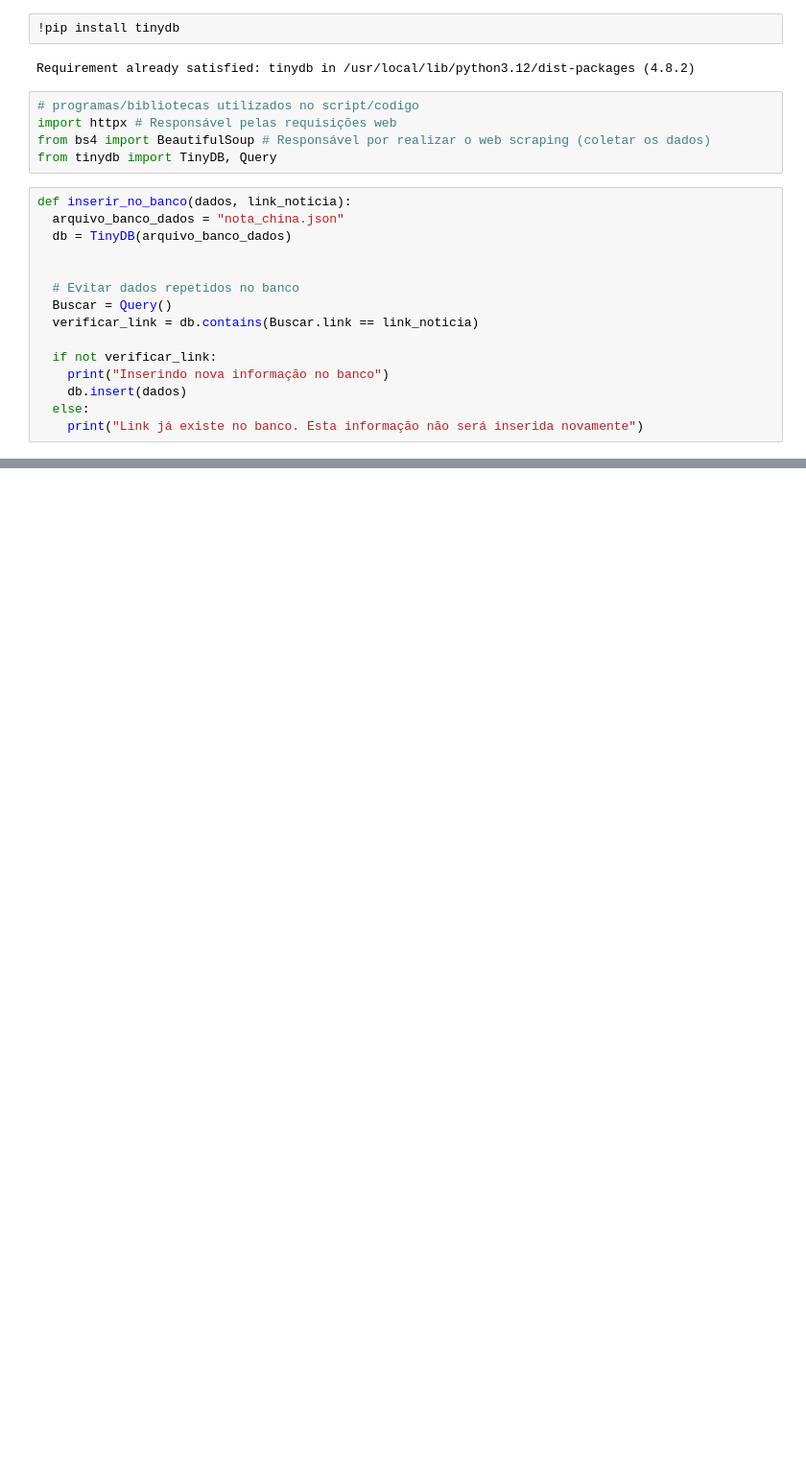
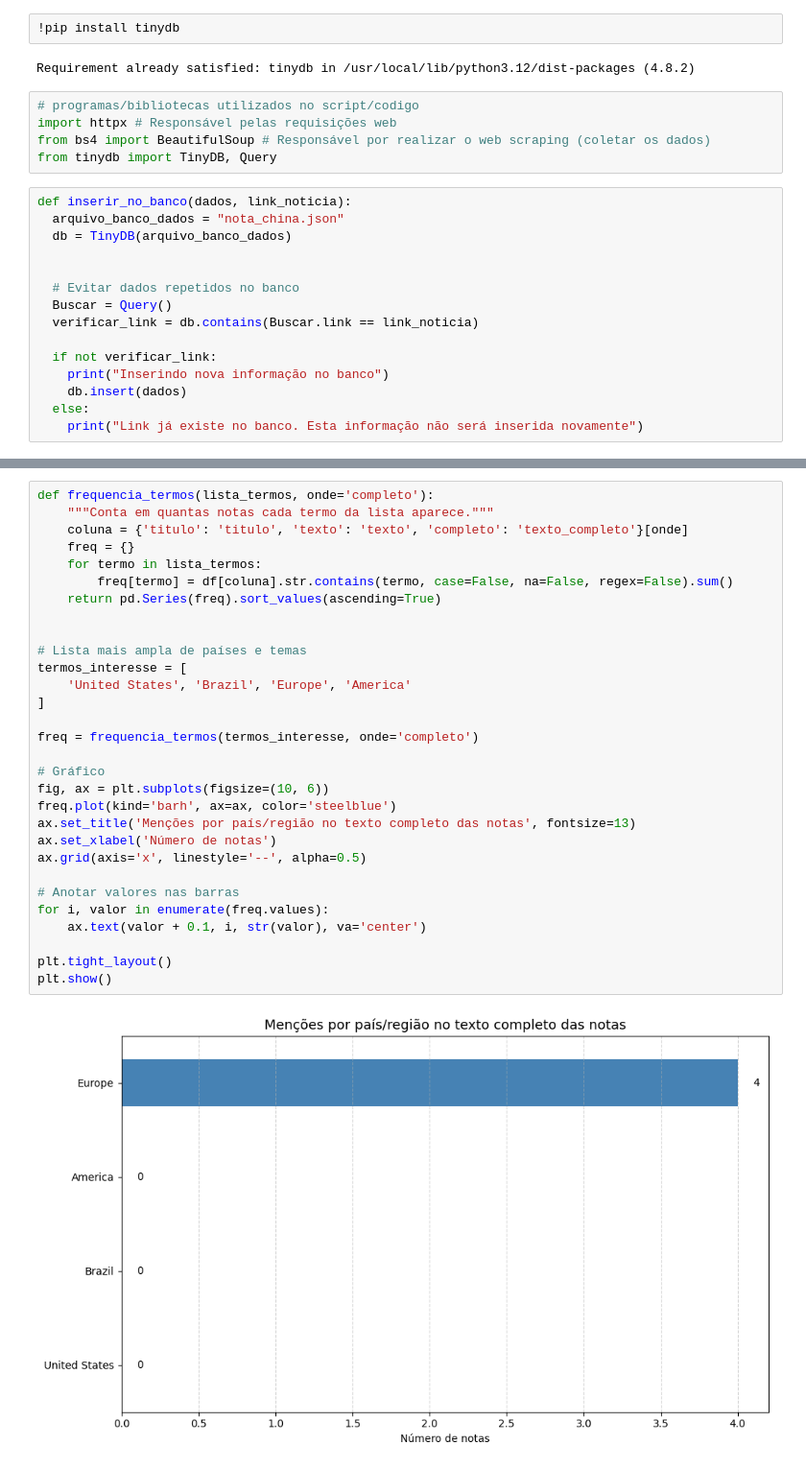
Before and after one commit to mariliazago0/fundamentos01, a Jupyter notebook: notebooks/encontro01.ipynb, the cells around one changed output, grey strips where cells are left out. Shown at 96% size. Cells and saved outputs as stored; diff of their text form; blank space fills up the shorter version.

```diff
--- a/notebooks/encontro01.ipynb
+++ b/notebooks/encontro01.ipynb
@@ -115,0 +403,32 @@ Inserindo nova informação no banco
+# %%
+def frequencia_termos(lista_termos, onde='completo'):
+    """Conta em quantas notas cada termo da lista aparece."""
+    coluna = {'titulo': 'titulo', 'texto': 'texto', 'completo': 'texto_completo'}[onde]
+    freq = {}
+    for termo in lista_termos:
+        freq[termo] = df[coluna].str.contains(termo, case=False, na=False, regex=False).sum()
+    return pd.Series(freq).sort_values(ascending=True)
+
+
+# Lista mais ampla de países e temas
+termos_interesse = [
+    'United States', 'Brazil', 'Europe', 'America'
+]
+
+freq = frequencia_termos(termos_interesse, onde='completo')
+
+# Gráfico
+fig, ax = plt.subplots(figsize=(10, 6))
+freq.plot(kind='barh', ax=ax, color='steelblue')
+ax.set_title('Menções por país/região no texto completo das notas', fontsize=13)
+ax.set_xlabel('Número de notas')
+ax.grid(axis='x', linestyle='--', alpha=0.5)
+
+# Anotar valores nas barras
+for i, valor in enumerate(freq.values):
+    ax.text(valor + 0.1, i, str(valor), va='center')
+
+plt.tight_layout()
+plt.show()
+# %% [output]
+[figure, added]
```
Also changed, not shown: parts of 18 cells of this notebook.
